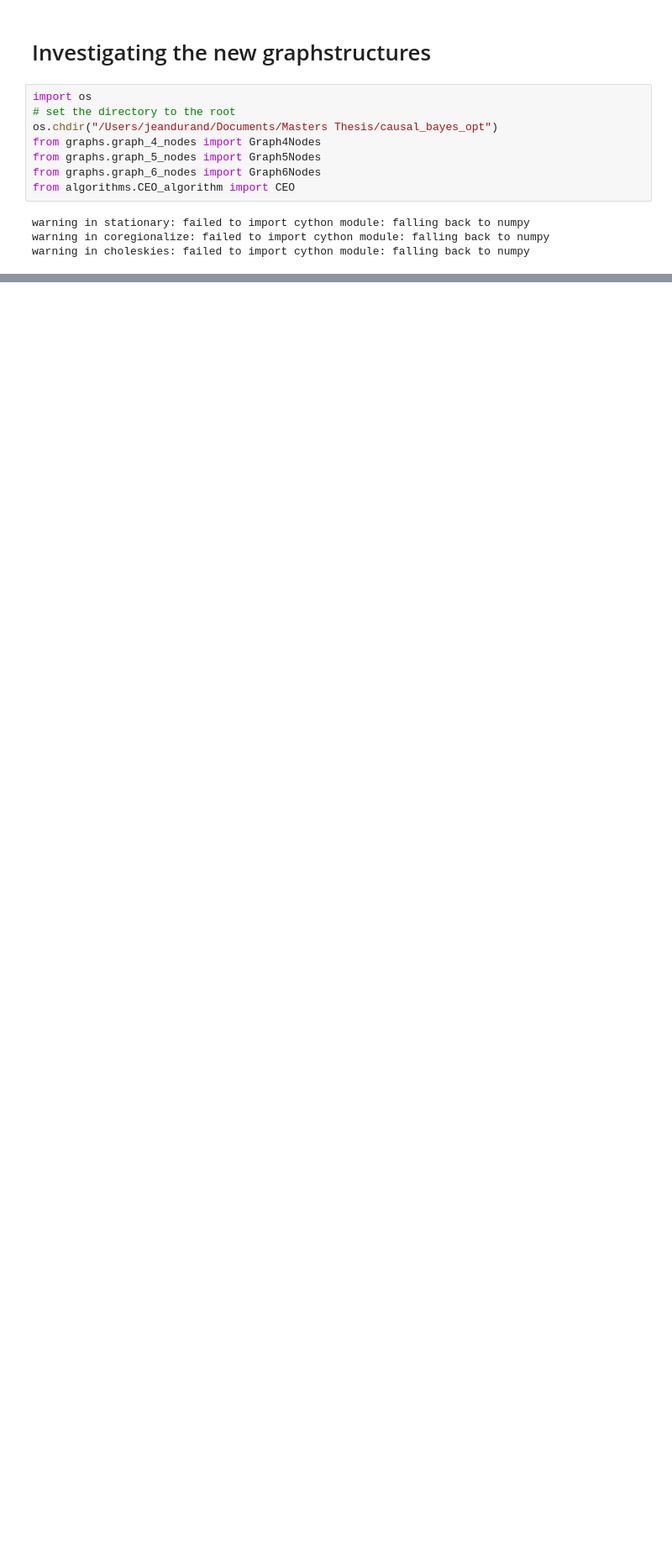
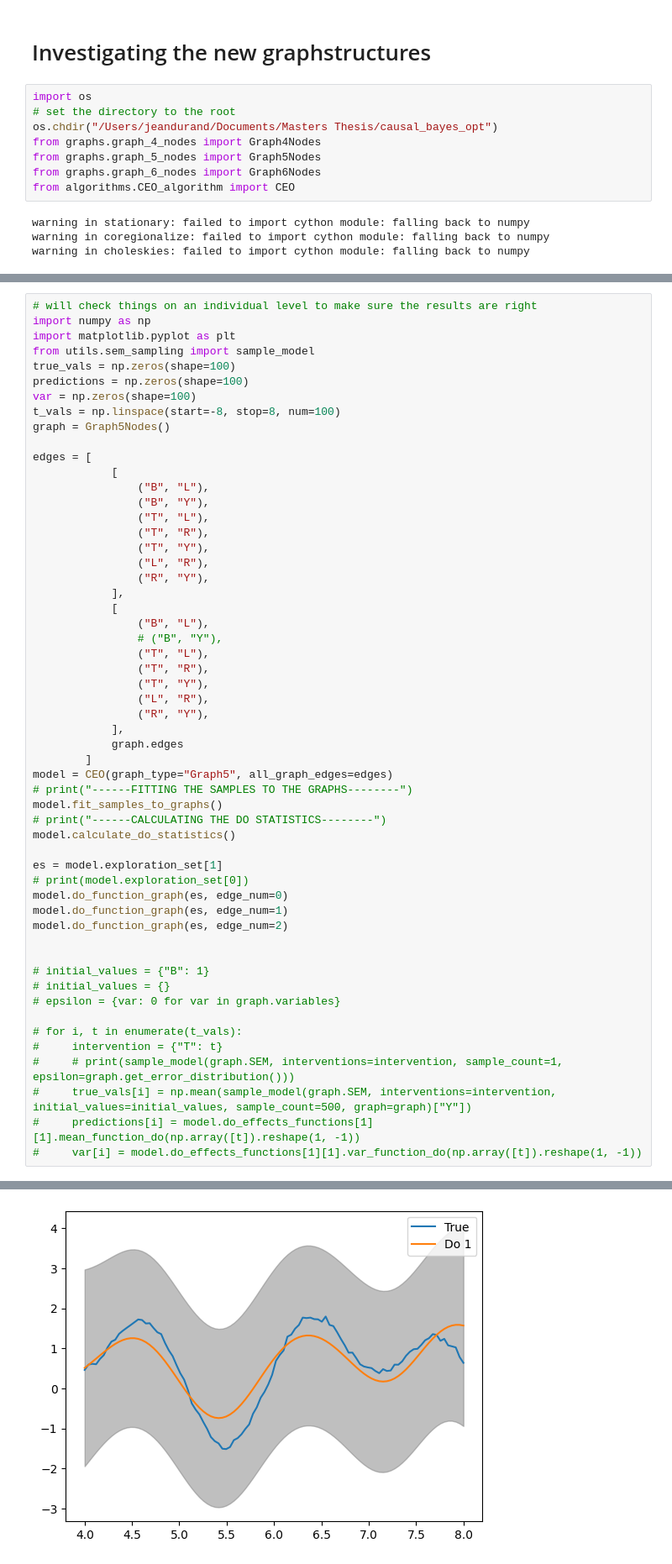
Before and after one commit to FearTheDeer9/AmortizedBayesianOptimization, a Jupyter notebook: experiments/graph_experiments.ipynb, the cells around one changed output, grey strips where cells are left out. Shown: that part at 84% size. Saved outputs shown, nothing was run; the diff lists cells and outputs as text; blank space fills up the shorter version.

Commit message:
made a few fixes and added plots for surrogate model

```diff
--- a/experiments/graph_experiments.ipynb
+++ b/experiments/graph_experiments.ipynb
@@ -104,0 +62,56 @@ IndexError: list index out of range
+# %%
+# will check things on an individual level to make sure the results are right
+import numpy as np
+import matplotlib.pyplot as plt
+from utils.sem_sampling import sample_model
+true_vals = np.zeros(shape=100)
+predictions = np.zeros(shape=100)
+var = np.zeros(shape=100)
+t_vals = np.linspace(start=-8, stop=8, num=100)
+graph = Graph5Nodes()
+
+edges = [
+            [
+                ("B", "L"),
+                ("B", "Y"),
+                ("T", "L"),
+                ("T", "R"),
+                ("T", "Y"),
+                ("L", "R"),
+                ("R", "Y"),
+            ],
+            [
+                ("B", "L"),
+                # ("B", "Y"),
+                ("T", "L"),
+                ("T", "R"),
+                ("T", "Y"),
+                ("L", "R"),
+                ("R", "Y"),
+            ],
+            graph.edges
+        ]
+model = CEO(graph_type="Graph5", all_graph_edges=edges)
+# print("------FITTING THE SAMPLES TO THE GRAPHS--------")
+model.fit_samples_to_graphs()
+# print("------CALCULATING THE DO STATISTICS--------")
+model.calculate_do_statistics()
+
+es = model.exploration_set[1]
+# print(model.exploration_set[0])
+model.do_function_graph(es, edge_num=0)
+model.do_function_graph(es, edge_num=1)
+model.do_function_graph(es, edge_num=2)
+
+
+# initial_values = {"B": 1}
+# initial_values = {}
+# epsilon = {var: 0 for var in graph.variables}
+
+# for i, t in enumerate(t_vals):
+#     intervention = {"T": t}
+#     # print(sample_model(graph.SEM, interventions=intervention, sample_count=1, epsilon=graph.get_error_distribution()))
+#     true_vals[i] = np.mean(sample_model(graph.SEM, interventions=intervention, initial_values=initial_values, sample_count=500, graph=graph)["Y"])
+#     predictions[i] = model.do_effects_functions[1][1].mean_function_do(np.array([t]).reshape(1, -1))
+#     var[i] = model.do_effects_functions[1][1].var_function_do(np.array([t]).reshape(1, -1))
+# %% [output]
@@ -104,0 +144 @@ IndexError: list index out of range
+[figure, added]
```
Also changed, not shown: parts of 8 cells of this notebook, 9 other files.
